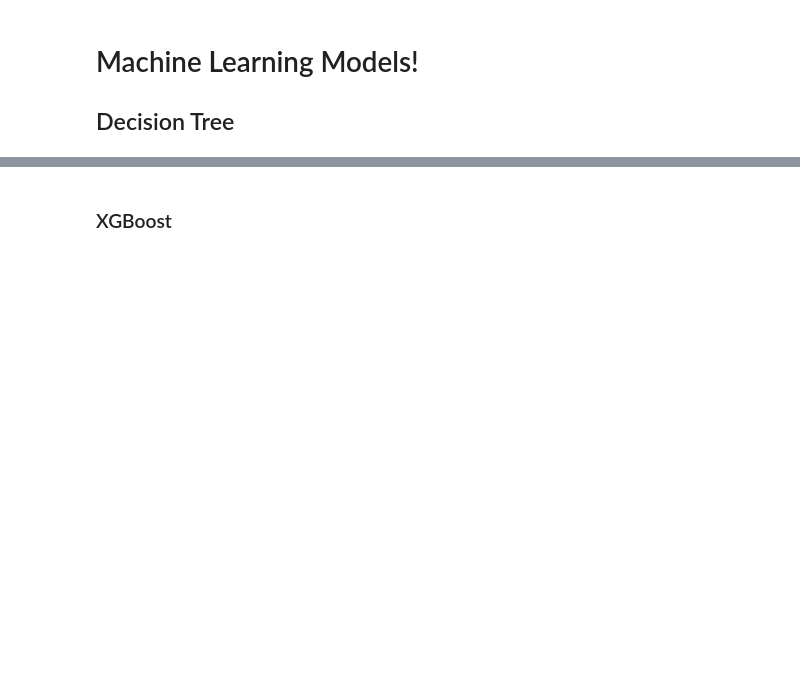
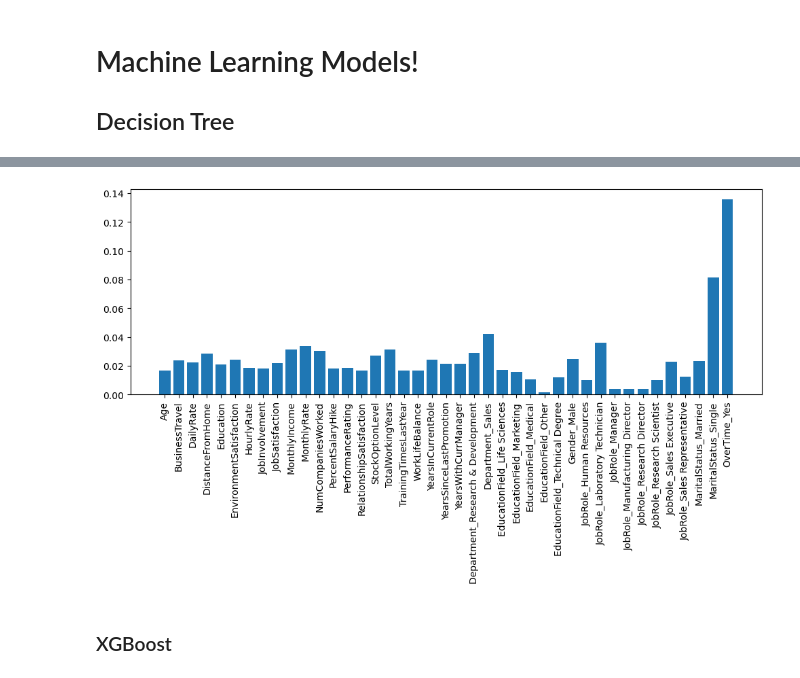
Before and after one commit to syip0005/employee_attrition_ibm, a Jupyter notebook: IBM HR - Preprocessing and Modelling.ipynb, the cells around one changed output, grey strips where cells are left out. Cells and saved outputs as stored; diff of their text form; code cells hidden in the pictures; blank space fills up the shorter version.

```diff
--- a/IBM HR - Preprocessing and Modelling.ipynb
+++ b/IBM HR - Preprocessing and Modelling.ipynb
@@ -203,9 +237,5 @@ weighted avg       0.81      0.82      0.81       368
 
 random_forest = RandomForestClassifier(random_state=2)
 
-random_forest.fit(X_train_smote, y_train_smote)
-
-y_pred = random_forest.predict(X_test)
-
-print(classification_report(y_test, y_pred))
+run_model(random_forest)
 # %% [output]
@@ -230,0 +268,22 @@ plt.show()
+# %%
+# Not a bad first run, now let's tune these hyperparameters
+
+from sklearn.model_selection import GridSearchCV
+
+n_estimators = [100, 300, 500]
+max_depth = [2, 3, 8, None]
+max_features = ['auto', 'sqrt', 'log2']
+min_samples_split = [2, 5, 10]
+min_samples_leaf = [1, 2, 4, 10]
+bootstrap = [True, False]
+
+params = {'n_estimators': n_estimators, 'max_depth': max_depth, 'max_features':max_features, 'min_samples_split':min_samples_split,
+         'bootstrap': bootstrap}
+
+random_forest = RandomForestClassifier(random_state=2)
+
+random_forest_cv = GridSearchCV(random_forest, params, scoring = 'roc_auc', n_jobs = -1, cv = None, verbose = 2)
+
+random_forest_cv.fit(X_train_smote, y_train_smote)
+
+print(random_forest_cv.best_params_)
@@ -230,0 +293,4 @@ plt.show()
+# %%
+random_forest_new = RandomForestClassifier(**random_forest_cv.best_params_, random_state = 2)
+
+run_model(random_forest_new)
@@ -230,0 +313,11 @@ plt.show()
+# %%
+# let's see if the features have changed
+
+fig, ax = plt.subplots(1,1,figsize=(12,4),dpi=100)
+
+ax.bar(x=list(df_main.drop('Attrition',axis=1).columns),height=random_forest_new.feature_importances_)
+plt.xticks(rotation=90)
+
+plt.show()
+# %% [output]
+[figure, added]
```
Also changed, not shown: parts of 15 cells of this notebook, 1 other file.
